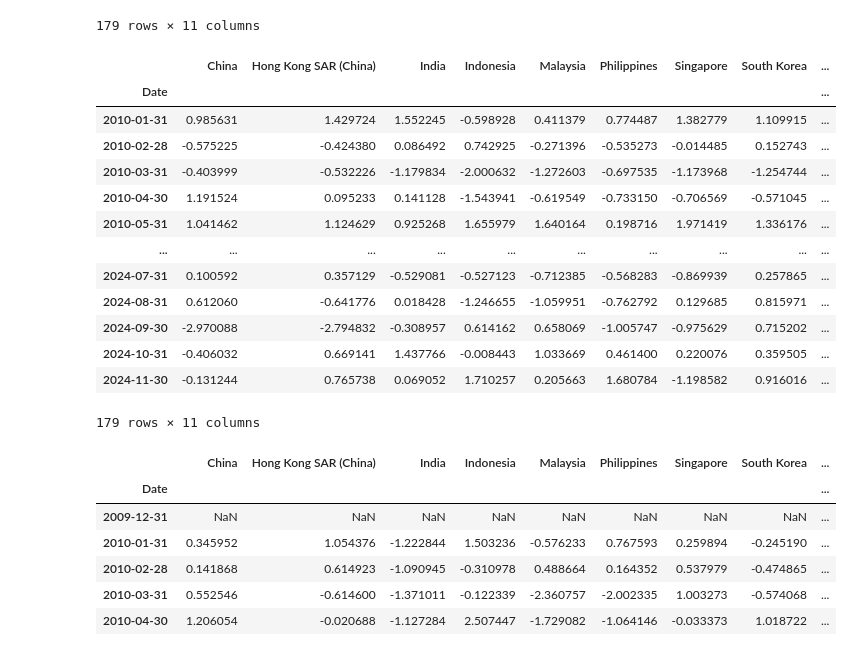
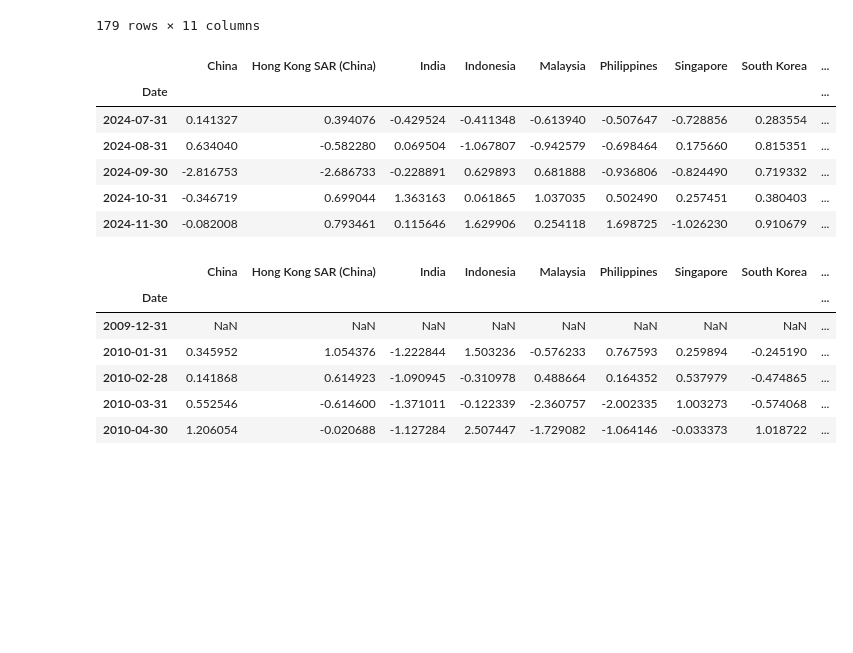
Before and after one commit to aizudeen11/cfm-nlp, a Jupyter notebook: main.ipynb, the cells around one changed output. Saved outputs shown, nothing was run; the diff lists cells and outputs as text; code cells hidden in the pictures; blank space fills up the shorter version.

```diff
--- a/main.ipynb
+++ b/main.ipynb
@@ -137,48 +137,41 @@ key_dict = {
     'Select this link and click Refresh/Edit Download to update data and add or remove series': 'Date',
     'Index: Shenzhen Stock Exchange: Composite': 'China',
     'Equity Market Index: Month End: Hang Seng': 'Hong Kong SAR (China)',
     'Equity Market Index: Month End: BSE: Sensitive 30 (Sensex)': 'India',
     'Equity Market Index: Month End: Jakarta Composite': 'Indonesia',
     'Equity Market Index: Month End: FTSE Bursa Malaysia: Composite': 'Malaysia',
     'Equity Market Index: Month End: PSEi': 'Philippines',
     'Equity Market Index: Month End: FTSE Strait Times': 'Singapore',
     'Equity Market Index: Month End: KOSPI': 'South Korea',
     'TWSE: Equity Market Index: TAIEX Capitalization Weighted: Month Avg': 'Taiwan',
     'Equity Market Index: Month End: SET': 'Thailand',
 }
 
 
 stock_data = pd.read_excel(r'C:\Users\AhmadAizudeen\OneDrive - The SOUTH-EAST ASIAN CENTRAL BANKS (SEACEN) RESEARCH AND TRAINING\Capital Flow Monitor\SEACEN CFM January 2025\edited files\Data\Financial Stress Indices.xlsx', sheet_name='Stock Price Indexes')
 stock_data = stock_data[key_dict.keys()]
 stock_data.drop([0,1,2], inplace=True)
 stock_data.rename(columns=key_dict, inplace=True)
 stock_data2 = stock_data.copy()
 stock_data2["Date"] = pd.to_datetime(stock_data2["Date"]) + pd.offsets.MonthEnd(0)
 stock_data2.set_index('Date', inplace=True)
 stock_data2 = stock_data2.loc[stock_data2.index >= "2009-01-01"]
 stock_data2 = stock_data2.astype(float)
 
 stock_data_calc = stock_data2.apply(lambda x : np.log(x))
 stock_data_calc = (stock_data_calc.shift(1) - stock_data_calc) * 100 ## can use pandas .diff() function
 stock_data_calc['Asia'] = stock_data_calc.mean(axis=1)
-stock_data_calc = stock_data_calc.loc[stock_data_calc.index >= "2010-01-01"]
-stock_data_calc = (stock_data_calc - stock_data_calc.mean())/stock_data_calc.std()
-stock_data_calc
+stock_data_calc2 = (stock_data_calc - stock_data_calc.mean())/stock_data_calc.std()
+stock_data_calc2 = stock_data_calc2.loc[stock_data_calc2.index >= "2010-01-01"]
+stock_data_calc2.tail()
 # %% [output]
 |  | China | Hong Kong SAR (China) | India | Indonesia | Malaysia | Philippines | Singapore | South Korea | ... |
 | Date |  |  |  |  |  |  |  |  | ... |
-| 2010-01-31 | 0.985631 | 1.429724 | 1.552245 | -0.598928 | 0.411379 | 0.774487 | 1.382779 | 1.109915 | ... |
-| 2010-02-28 | -0.575225 | -0.424380 | 0.086492 | 0.742925 | -0.271396 | -0.535273 | -0.014485 | 0.152743 | ... |
-| 2010-03-31 | -0.403999 | -0.532226 | -1.179834 | -2.000632 | -1.272603 | -0.697535 | -1.173968 | -1.254744 | ... |
-| 2010-04-30 | 1.191524 | 0.095233 | 0.141128 | -1.543941 | -0.619549 | -0.733150 | -0.706569 | -0.571045 | ... |
-| 2010-05-31 | 1.041462 | 1.124629 | 0.925268 | 1.655979 | 1.640164 | 0.198716 | 1.971419 | 1.336176 | ... |
-| ... | ... | ... | ... | ... | ... | ... | ... | ... | ... |
-| 2024-07-31 | 0.100592 | 0.357129 | -0.529081 | -0.527123 | -0.712385 | -0.568283 | -0.869939 | 0.257865 | ... |
-| 2024-08-31 | 0.612060 | -0.641776 | 0.018428 | -1.246655 | -1.059951 | -0.762792 | 0.129685 | 0.815971 | ... |
-| 2024-09-30 | -2.970088 | -2.794832 | -0.308957 | 0.614162 | 0.658069 | -1.005747 | -0.975629 | 0.715202 | ... |
-| 2024-10-31 | -0.406032 | 0.669141 | 1.437766 | -0.008443 | 1.033669 | 0.461400 | 0.220076 | 0.359505 | ... |
-| 2024-11-30 | -0.131244 | 0.765738 | 0.069052 | 1.710257 | 0.205663 | 1.680784 | -1.198582 | 0.916016 | ... |
+| 2024-07-31 | 0.141327 | 0.394076 | -0.429524 | -0.411348 | -0.613940 | -0.507647 | -0.728856 | 0.283554 | ... |
+| 2024-08-31 | 0.634040 | -0.582280 | 0.069504 | -1.067807 | -0.942579 | -0.698464 | 0.175660 | 0.815351 | ... |
+| 2024-09-30 | -2.816753 | -2.686733 | -0.228891 | 0.629893 | 0.681888 | -0.936806 | -0.824490 | 0.719332 | ... |
+| 2024-10-31 | -0.346719 | 0.699044 | 1.363163 | 0.061865 | 1.037035 | 0.502490 | 0.257451 | 0.380403 | ... |
+| 2024-11-30 | -0.082008 | 0.793461 | 0.115646 | 1.629906 | 0.254118 | 1.698725 | -1.026230 | 0.910679 | ... |
-179 rows × 11 columns
 # %%
 # China	Hong Kong SAR (China)	India	Indonesia	Malaysia	Philippines	Singapore	South Korea	Taiwan	Thailand
 
```
Also changed, not shown: parts of 11 cells of this notebook, 1 other file.
